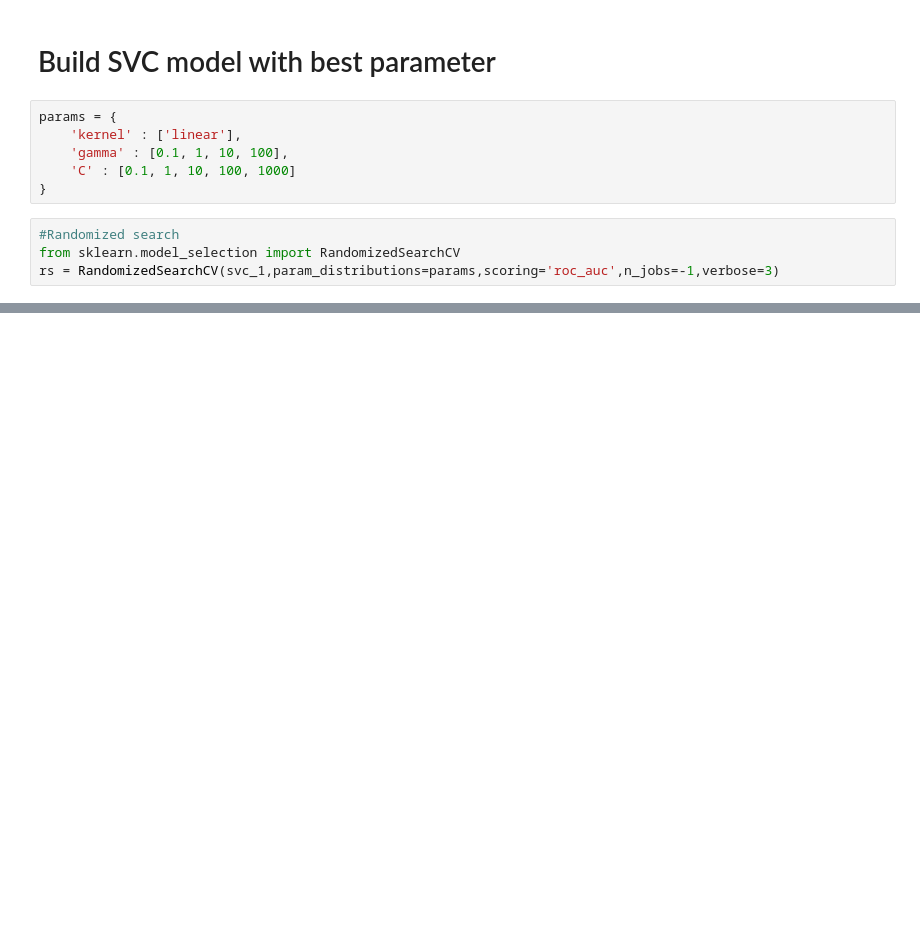
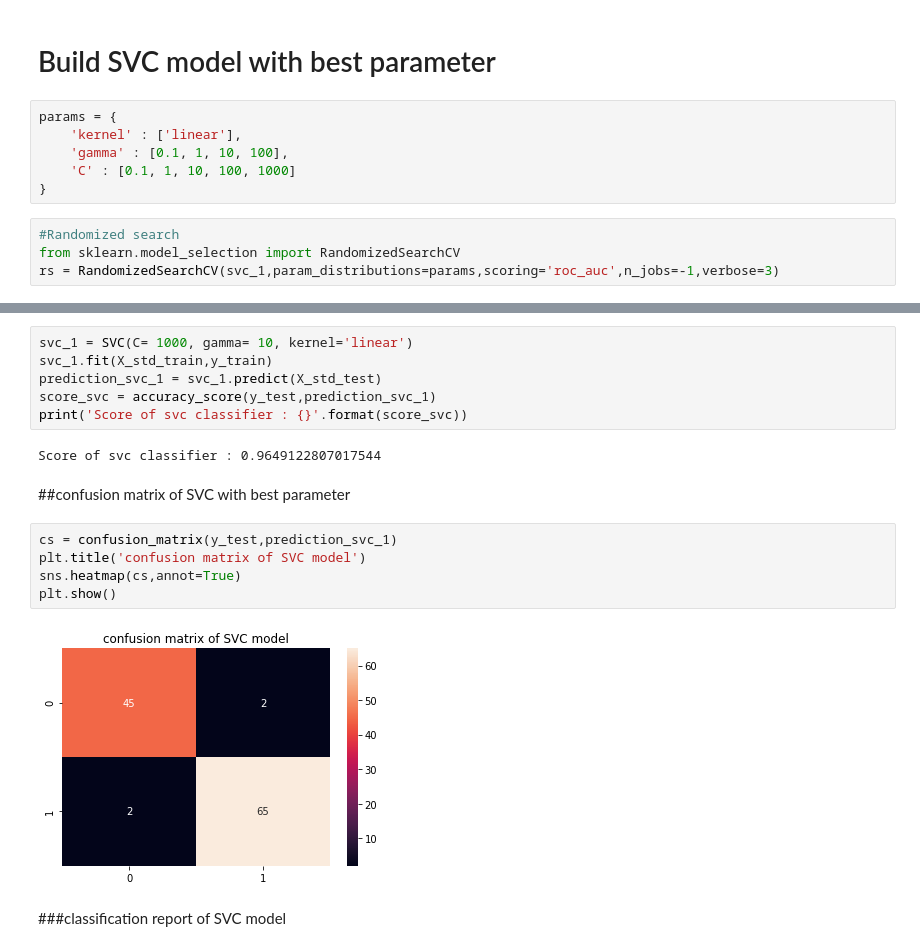
Before and after one commit to sardarmonsoorsait/breastcancerdetection, a Jupyter notebook: breastcancerdetection_1.ipynb, the cells around one changed output, grey strips where cells are left out. Drawn from its saved outputs; the diff is of its cells as text; blank space fills up the shorter version.

Commit message:
successfully trained svc model with accuracy of 0.967

```diff
--- a/breastcancerdetection_1.ipynb
+++ b/breastcancerdetection_1.ipynb
@@ -416,0 +417,19 @@ rs.best_params_
+# %%
+svc_1 = SVC(C= 1000, gamma= 10, kernel='linear')
+svc_1.fit(X_std_train,y_train)
+prediction_svc_1 = svc_1.predict(X_std_test)
+score_svc = accuracy_score(y_test,prediction_svc_1)
+print('Score of svc classifier : {}'.format(score_svc))
+# %% [output]
+Score of svc classifier : 0.9649122807017544
+# %% [markdown]
+##confusion matrix of SVC with best parameter
+# %%
+cs = confusion_matrix(y_test,prediction_svc_1)
+plt.title('confusion matrix of SVC model')
+sns.heatmap(cs,annot=True)
+plt.show()
+# %% [output]
+[figure, added]
+# %% [markdown]
+###classification report of SVC model
```
Also changed, not shown: parts of 27 cells of this notebook.
